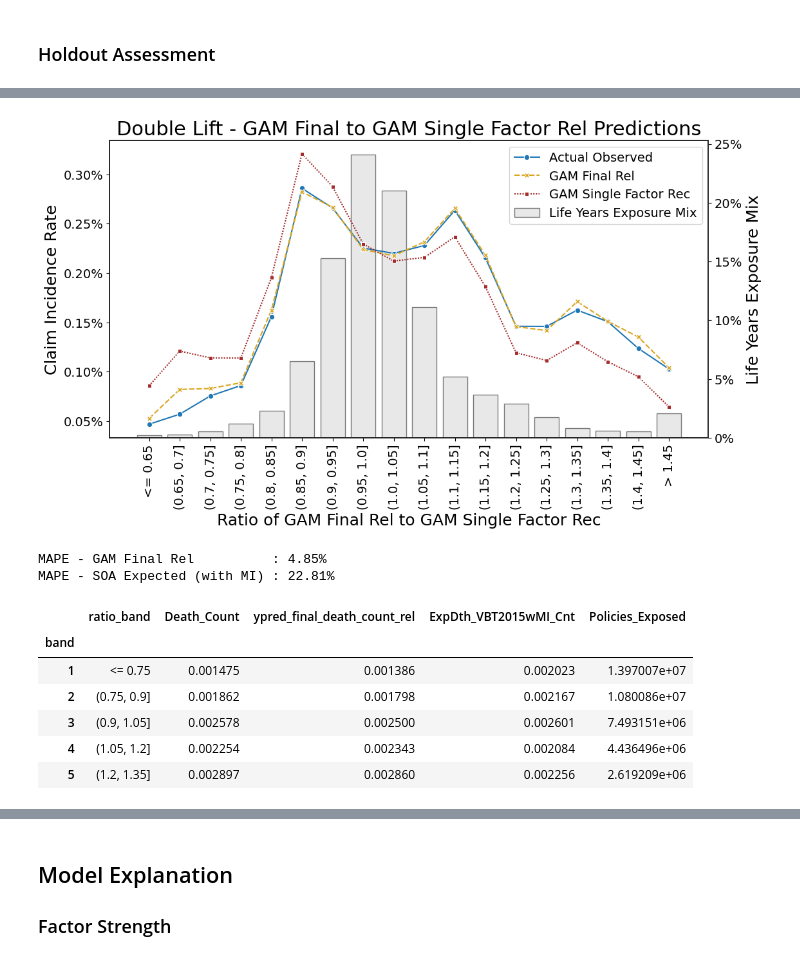
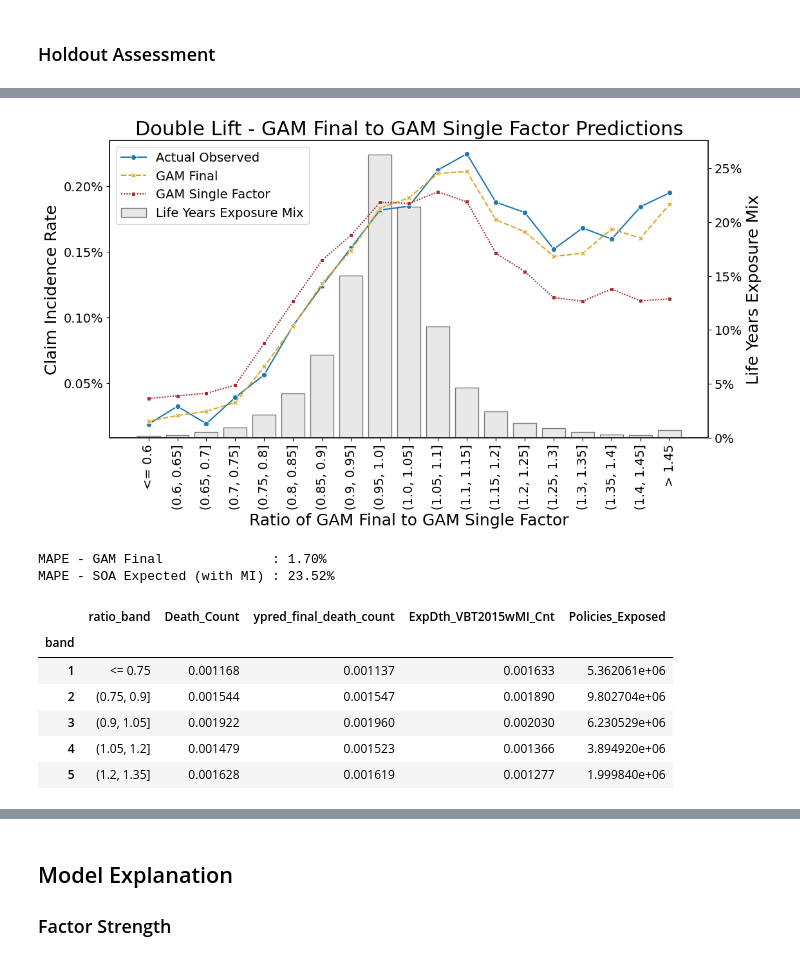
Before and after one commit to ckjackytam/ifoa-ds-health-care-wp, a Jupyter notebook: Python/big-pitch/04 - Final Model with Interaction.ipynb, the cells around one changed output, grey strips where cells are left out. Saved outputs shown, nothing was run; the diff lists cells and outputs as text; code cells hidden in the pictures.

```diff
--- a/Python/big-pitch/04 - Final Model with Interaction.ipynb
+++ b/Python/big-pitch/04 - Final Model with Interaction.ipynb
@@ -608,9 +609,7 @@ ypred_test_df = (
         model_data[
             [
                 "Death_Count",
-                "ExpDth_VBT2015_Cnt",
                 "ExpDth_VBT2015wMI_Cnt",
-                "exp_death_rate",
                 "exp_death_rate_mi",
             ]
         ]
@@ -787,6 +786,6 @@ ypred_test_df["ypred_final_death_count_rel"] = (
 )
 ypred_test_df["ratio_diff"] = (
     ypred_test_df["ypred_final_death_count_rel"] / ypred_test_df["ypred_final_death_count"]
-)
+).round(rounding_num)
 ypred_test_df
 # %% [output]
@@ -808,11 +812,12 @@ ypred_test_df
 ### Holdout Assessment
 # %%
 ypred_sf_df = pd.read_parquet(sf_gam_pred_file)
+ypred_xgb_df = pd.read_parquet(xgb_gam_pred_file)
 
 # Left join the single-factor GAM predictions onto the ypred dataframe
 ypred_test_df = ypred_test_df.join(
     ypred_sf_df[["ypred_death_count", "ypred_death_rate_rel", "ypred_death_count_rel"]]
-)
+).join(ypred_xgb_df[["ypred_xgb_death_count", "ypred_xgb_death_rate"]])
 ypred_test_df["ypred_death_rate"] = (
     ypred_test_df["ypred_death_count"] / ypred_test_df[exposure]
 )
@@ -916,7 +934,7 @@ ax.set_xticklabels(rate_col, fontsize=tick_fontsize)
 ################################################################
 
 # Define the list of new to current model prediction column names
-predict = ["ypred_final_death_count_rel", "ypred_death_count_rel"]
+predict = ["ypred_final_death_count", "ypred_death_count"]
 
 ################################################################
 ################################################################
@@ -935,8 +953,8 @@ mape_expected = mean_absolute_percentage_error(
     d.double_lift_table[predict[1]],
     sample_weight=d.double_lift_table[exposure],
 )
-print(f"{'MAPE - GAM Final Rel':<30}: {mape_gam:.2%}")
-print(f"{'MAPE - GAM Single Factor Rel':<30}: {mape_expected:.2%}")
+print(f"{'MAPE - GAM Final':<30}: {mape_gam:.2%}")
+print(f"{'MAPE - GAM Single Factor':<30}: {mape_expected:.2%}")
 
 d.double_lift_table.head()
 # %% [output]
@@ -952,34 +970,34 @@ MAPE - GAM Single Factor Rel  : 8.73%
 # %%
 ###########################################################################
 ###########################################################################
 
 param_dict = {
-    "title": "Double Lift - GAM Final to GAM Single Factor Rel Predictions",
+    "title": "Double Lift - GAM Final to GAM Single Factor Predictions",
     "leftylabel": "Claim Incidence Rate",
     "rightylabel": "Life Years Exposure Mix",
     "target_legend": "Actual Observed",
-    "new_model_legend": "GAM Final Rel",
-    "baseline_legend": "GAM Single Factor Rec",
+    "new_model_legend": "GAM Final",
+    "baseline_legend": "GAM Single Factor",
     "palette": ["tab:blue", "#DAA520", "#A52A2A"]
 }
 
 ###########################################################################
 ###########################################################################
 
 plt.rcParams["axes.edgecolor"] = "0.15"
 plt.rcParams["axes.linewidth"] = 1.25
 
 fig, ax = plt.subplots(figsize=(12, 6))
 
 d.plot_double_lift(ax=ax, **param_dict)
 # %% [output]
-[figure, old version]
+[figure, new version]
 # %%
 ################################################################
 ################################################################
 
 # Define the list of new to current model prediction column names
-predict = ["ypred_final_death_count_rel", "ExpDth_VBT2015wMI_Cnt"]
+predict = ["ypred_final_death_count", "ExpDth_VBT2015wMI_Cnt"]
 
 ################################################################
 ################################################################
@@ -998,20 +1016,20 @@ mape_expected = mean_absolute_percentage_error(
     d.double_lift_table[predict[1]],
     sample_weight=d.double_lift_table[exposure],
 )
-print(f"{'MAPE - GAM Final Rel':<30}: {mape_gam:.2%}")
+print(f"{'MAPE - GAM Final':<30}: {mape_gam:.2%}")
 print(f"{'MAPE - SOA Expected (with MI)':<30}: {mape_expected:.2%}")
 
 d.double_lift_table.head()
 # %% [output]
-MAPE - GAM Final Rel          : 4.85%
-MAPE - SOA Expected (with MI) : 22.81%
+MAPE - GAM Final              : 1.70%
+MAPE - SOA Expected (with MI) : 23.52%
-|  | ratio_band | Death_Count | ypred_final_death_count_rel | ExpDth_VBT2015wMI_Cnt | Policies_Exposed |
+|  | ratio_band | Death_Count | ypred_final_death_count | ExpDth_VBT2015wMI_Cnt | Policies_Exposed |
 | band |  |  |  |  |  |
-| 1 | <= 0.75 | 0.001475 | 0.001386 | 0.002023 | 1.397007e+07 |
-| 2 | (0.75, 0.9] | 0.001862 | 0.001798 | 0.002167 | 1.080086e+07 |
-| 3 | (0.9, 1.05] | 0.002578 | 0.002500 | 0.002601 | 7.493151e+06 |
-| 4 | (1.05, 1.2] | 0.002254 | 0.002343 | 0.002084 | 4.436496e+06 |
-| 5 | (1.2, 1.35] | 0.002897 | 0.002860 | 0.002256 | 2.619209e+06 |
+| 1 | <= 0.75 | 0.001168 | 0.001137 | 0.001633 | 5.362061e+06 |
+| 2 | (0.75, 0.9] | 0.001544 | 0.001547 | 0.001890 | 9.802704e+06 |
+| 3 | (0.9, 1.05] | 0.001922 | 0.001960 | 0.002030 | 6.230529e+06 |
+| 4 | (1.05, 1.2] | 0.001479 | 0.001523 | 0.001366 | 3.894920e+06 |
+| 5 | (1.2, 1.35] | 0.001628 | 0.001619 | 0.001277 | 1.999840e+06 |
 # %%
 ###########################################################################
 ###########################################################################
```
Also changed, not shown: parts of 35 cells of this notebook, 3 other files.
